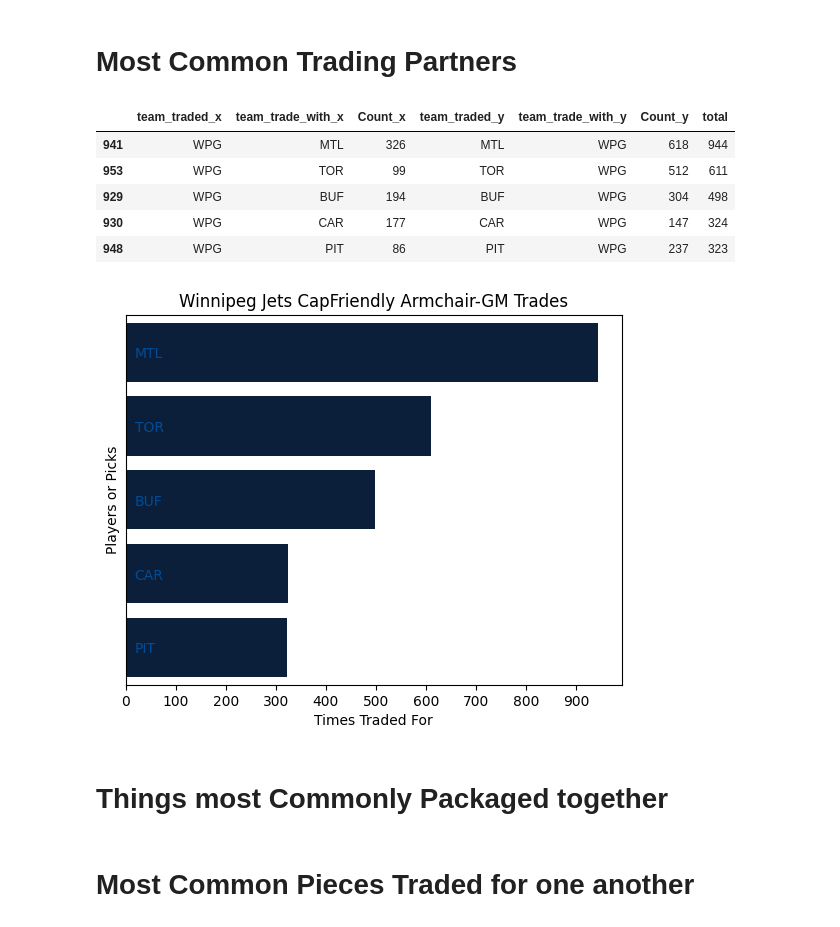
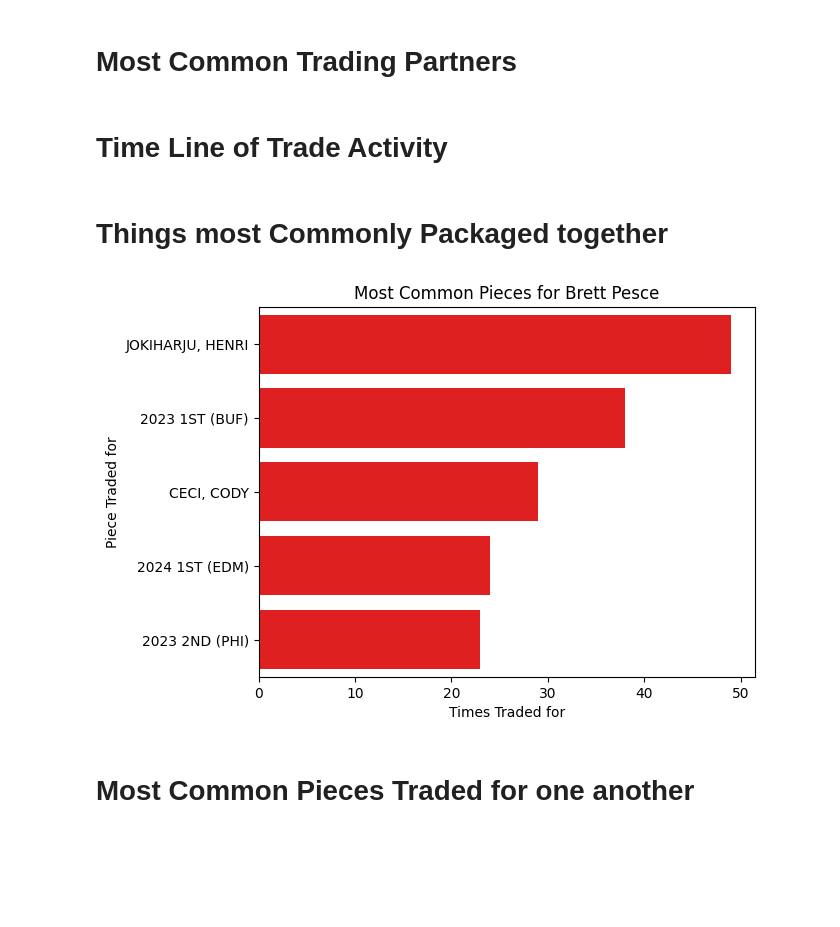
Before and after one commit to CharlesJub/CapFriendlyPost, a Jupyter notebook: data_analysis.ipynb, the cells around one changed output. Saved outputs shown, nothing was run; the diff lists cells and outputs as text; code cells hidden in the pictures; blank space fills up the shorter version.

Commit message:
create graphs for medium post

```diff
--- a/data_analysis.ipynb
+++ b/data_analysis.ipynb
@@ -105,6 +105,16 @@ def shorten_retained_amount(string):
             formatted_amount = f"${amount:.0f}{suffixes[suffix_index]} retained"
         string = re.sub(r'\$[\d,]+ retained', formatted_amount, string)
     return string
+# %%
+def format_player_str(series):
+    """Format Player Column Strings"""
+    series = series.str.replace(" round pick", "")
+    series = series.str.replace('[RFA Rights]', "", regex=False)
+    series = series.apply(shorten_retained_amount)
+    series = series.apply(remove_accent)
+    series = series.str.upper()
+    series = series.str.strip()
+    return series
 # %%
 df = pd.read_csv("trades.csv", encoding="latin-1", dtype={
     'post_id': str,
@@ -233,27 +242,16 @@ count_df1 = count_df.copy()
 # %%
-combined = pd.merge(count_df, count_df1, left_on=['team_traded', 'team_trade_with'], right_on=['team_trade_with', 'team_traded'], )
-combined['total'] = combined['Count_x'] + combined['Count_y']
-combined.sort_values(by=['total'], ascending=False)
-
-team_data = combined[combined['team_traded_x'] == "WPG"].sort_values(by=['total'], ascending=False)
-team_data = team_data.head(5)
-display(team_data)
-
-plot = sns.barplot(
+def find_trade_partners(team):
+    team_abbr = team_abbrevs[team]
+    team_data = combined[combined['team_traded_x'] == team_abbr].sort_values(by=['total'], ascending=False)
+    team_data = team_data.head(5)
+    plot = sns.barplot(
     data=team_data,
     x='total', y='team_trade_with_x',
     color=team_colors[team][0]
-)
-plot.set(xlabel="Times Traded For", ylabel="Players or Picks", title=(team +" CapFriendly Armchair-GM Trades"))
-plot.xaxis.set_major_locator(MaxNLocator(integer=True))
+    )
+    plot.set(xlabel="Times Traded For", ylabel="Players or Picks", title=(team +" CapFriendly Armchair-GM Trades"))
+    plot.xaxis.set_major_locator(MaxNLocator(integer=True))
 
-plot.set_yticklabels(team_data['team_trade_with_x'], ha='left', color=team_colors[team][1])
-plot.tick_params(axis='y', pad=-10, left=False)
+    plot.set_yticklabels(team_data['team_trade_with_x'], ha='left', color=team_colors[team][1])
+    plot.tick_params(axis='y', pad=-10, left=False)
+    return plot
-# %% [output]
-|  | team_traded_x | team_trade_with_x | Count_x | team_traded_y | team_trade_with_y | Count_y | total |
-| 941 | WPG | MTL | 326 | MTL | WPG | 618 | 944 |
-| 953 | WPG | TOR | 99 | TOR | WPG | 512 | 611 |
-| 929 | WPG | BUF | 194 | BUF | WPG | 304 | 498 |
-| 930 | WPG | CAR | 177 | CAR | WPG | 147 | 324 |
-| 948 | WPG | PIT | 86 | PIT | WPG | 237 | 323 |
-[figure, removed]
@@ -259,0 +263,2 @@ plot.tick_params(axis='y', pad=-10, left=False)
+# %% [markdown]
+# Time Line of Trade Activity
@@ -260,4 +273,26 @@ plot.tick_params(axis='y', pad=-10, left=False)
 # %% [markdown]
 # Things most Commonly Packaged together
+# %%
+packaged = df[['team_traded', 'players_traded', 'players_recieved']].explode('players_traded').explode('players_recieved').value_counts().reset_index()
+packaged['players_recieved'] = format_player_str(packaged['players_recieved'])
+packaged['players_traded'] = format_player_str(packaged['players_traded'])
+packaged_merged = pd.merge(packaged, packaged, left_on=['players_traded', 'players_recieved'], right_on=['players_recieved', 'players_traded'])
+packaged_merged[['0_x','0_y']] = packaged_merged[['0_x','0_y']].fillna(value=0)
+packaged_merged['total'] = packaged_merged['0_x'] + packaged_merged['0_y']
+packaged_merged.to_csv("traded_for.csv", index=False)
+packaged_merged = packaged_merged[(packaged_merged['players_traded_x'] == "PESCE, BRETT") & (packaged_merged['team_traded_y'] != 'TOR')].sort_values(by='total', ascending=False).head(5)
+packaged_merged['desc'] = packaged_merged['players_recieved_x']
+plot = sns.barplot(
+    data=packaged_merged,
+    x='total',
+    y='desc',
+    color='red'
+)
+plot.set_xlabel("Times Traded for")
+plot.set_ylabel("Piece Traded for")
+plot.set_title("Most Common Pieces for Brett Pesce")
+plt.show()
+# %% [output]
+[figure, added]
 # %% [markdown]
 # Most Common Pieces Traded for one another
```
Also changed, not shown: parts of 6 cells of this notebook.
